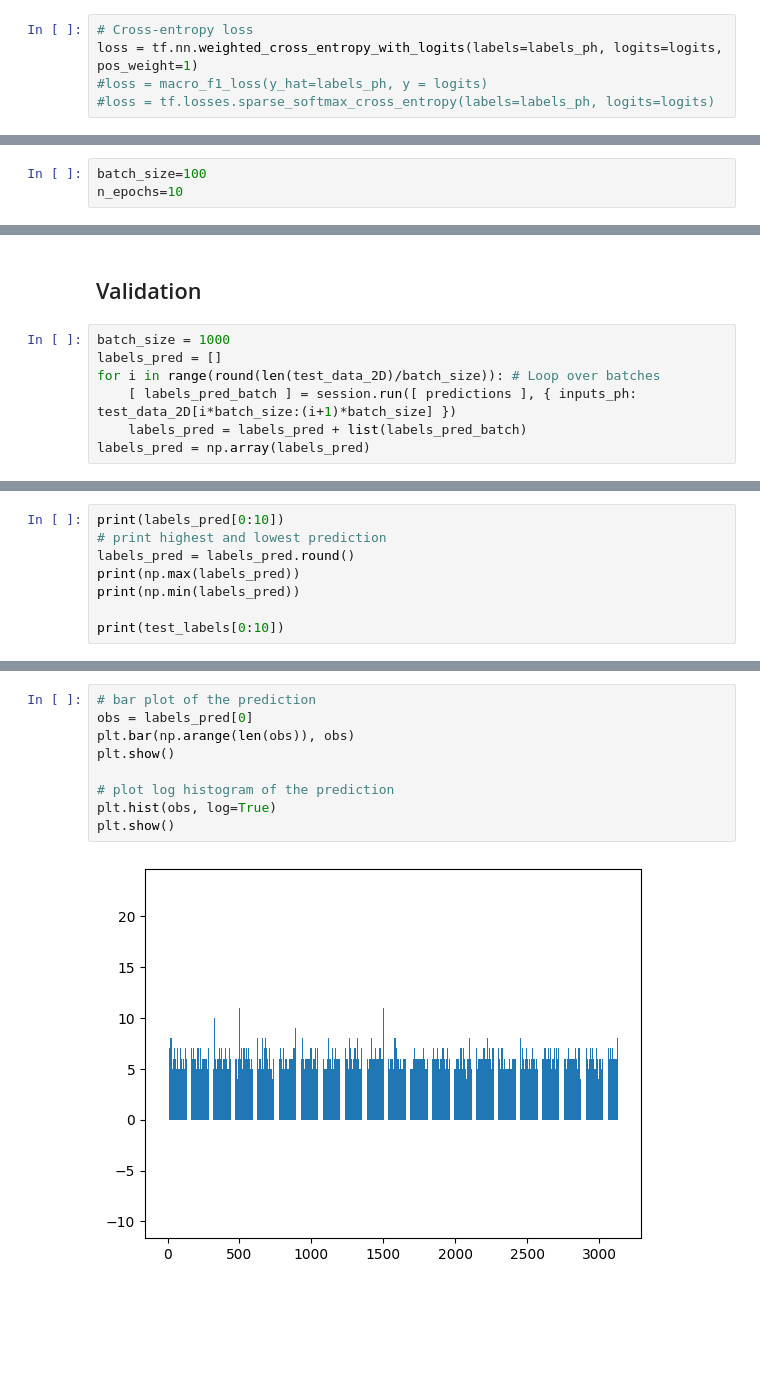
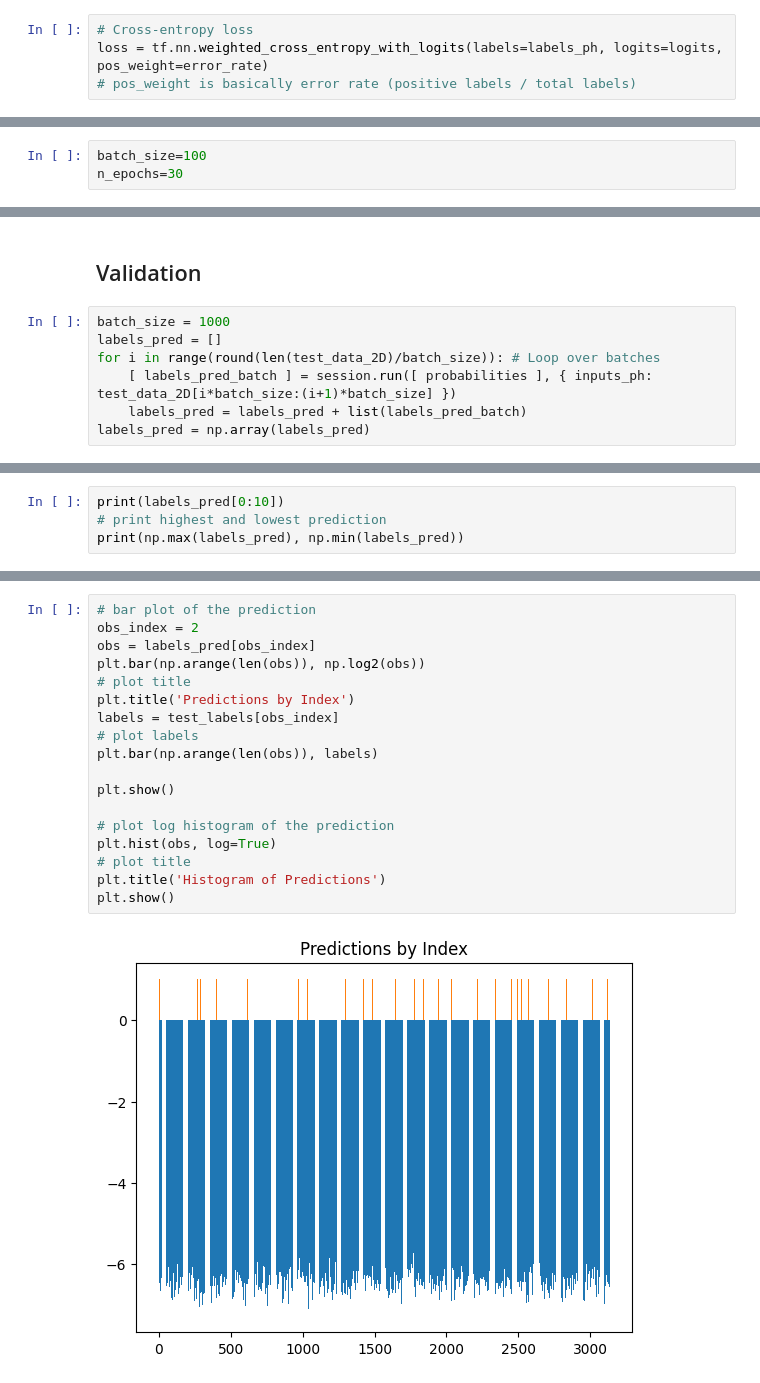
Before and after one commit to jiwang6/gconv-decoder, a Jupyter notebook: new-model/gconv_decoder.ipynb, the cells around one changed output, grey strips where cells are left out. Saved outputs shown, nothing was run; the diff lists cells and outputs as text; blank space fills up the shorter version.

```diff
--- a/new-model/gconv_decoder.ipynb
+++ b/new-model/gconv_decoder.ipynb
@@ -503,6 +483,5 @@ def macro_f1_loss(y, y_hat):
     return macro_cost
 # %%
 # Cross-entropy loss
-loss = tf.nn.weighted_cross_entropy_with_logits(labels=labels_ph, logits=logits, pos_weight=1)
-#loss = macro_f1_loss(y_hat=labels_ph, y = logits)
-#loss = tf.losses.sparse_softmax_cross_entropy(labels=labels_ph, logits=logits)
+loss = tf.nn.weighted_cross_entropy_with_logits(labels=labels_ph, logits=logits, pos_weight=error_rate)
+# pos_weight is basically error rate (positive labels / total labels)
@@ -549,7 +526,7 @@ session.run(initializer)
 In each epoch we pass over all input samples in batch sizes of batch_size
 # %%
 batch_size=100
-n_epochs=10
+n_epochs=30
 # %% [markdown]
 Loop over the input stack in batch of size "batch_size".
 # %%
@@ -592,6 +576,6 @@ Epoch  9  finished... Average loss =  0.8027 , time =  4.1007
 batch_size = 1000
 labels_pred = []
 for i in range(round(len(test_data_2D)/batch_size)): # Loop over batches
-    [ labels_pred_batch ] = session.run([ predictions ], { inputs_ph: test_data_2D[i*batch_size:(i+1)*batch_size] })
+    [ labels_pred_batch ] = session.run([ probabilities ], { inputs_ph: test_data_2D[i*batch_size:(i+1)*batch_size] })
     labels_pred = labels_pred + list(labels_pred_batch)
 labels_pred = np.array(labels_pred)
@@ -600,9 +582,5 @@ Compare the first 10 results with the ground truth
 # %%
 print(labels_pred[0:10])
 # print highest and lowest prediction
-labels_pred = labels_pred.round()
-print(np.max(labels_pred))
-print(np.min(labels_pred))
-
-print(test_labels[0:10])
+print(np.max(labels_pred), np.min(labels_pred))
 # %% [output]
@@ -627,11 +595,20 @@ The accuracy (average nr of successes)
 # %%
 # bar plot of the prediction
-obs = labels_pred[0]
-plt.bar(np.arange(len(obs)), obs)
+obs_index = 2
+obs = labels_pred[obs_index]
+plt.bar(np.arange(len(obs)), np.log2(obs))
+# plot title
+plt.title('Predictions by Index')
+labels = test_labels[obs_index]
+# plot labels
+plt.bar(np.arange(len(obs)), labels)
+
 plt.show()
 
 # plot log histogram of the prediction
 plt.hist(obs, log=True)
+# plot title
+plt.title('Histogram of Predictions')
 plt.show()
 # %% [output]
-[figure, old version]
+[figure, new version]
```
Also changed, not shown: parts of 35 cells of this notebook, 3 other files.
